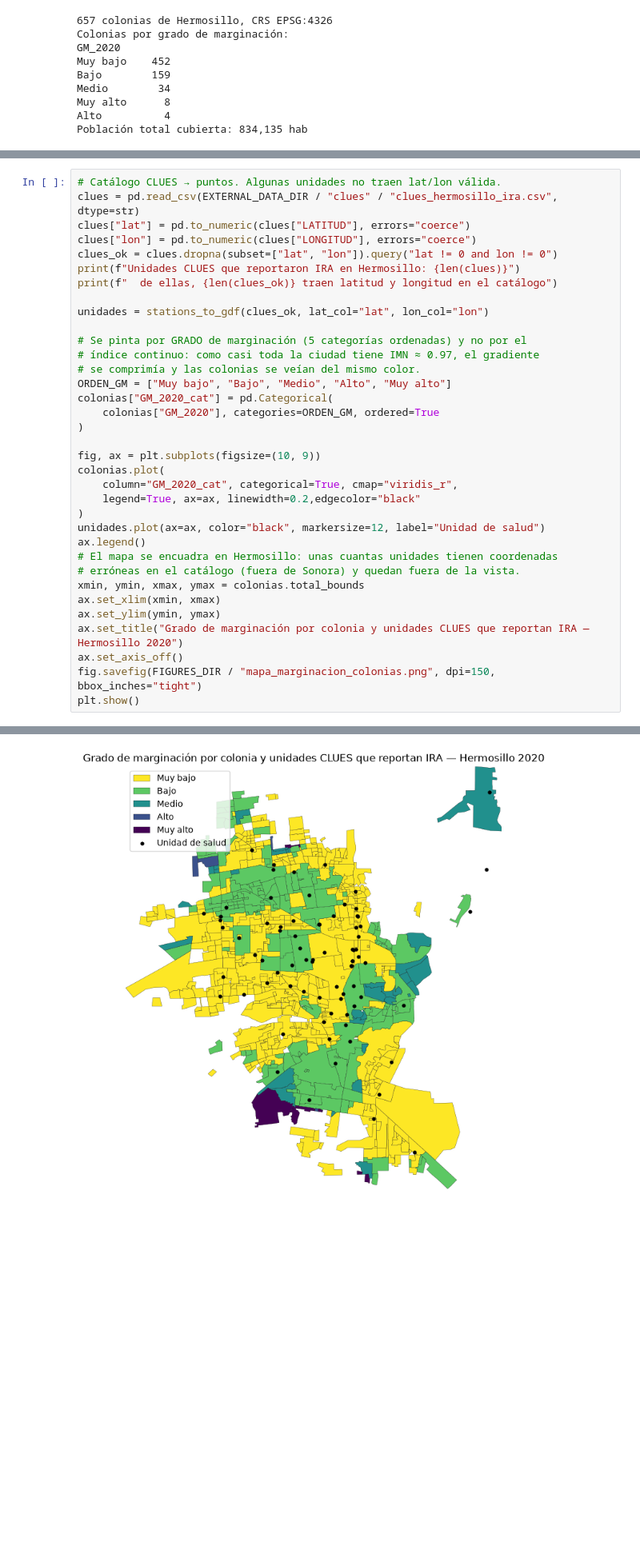
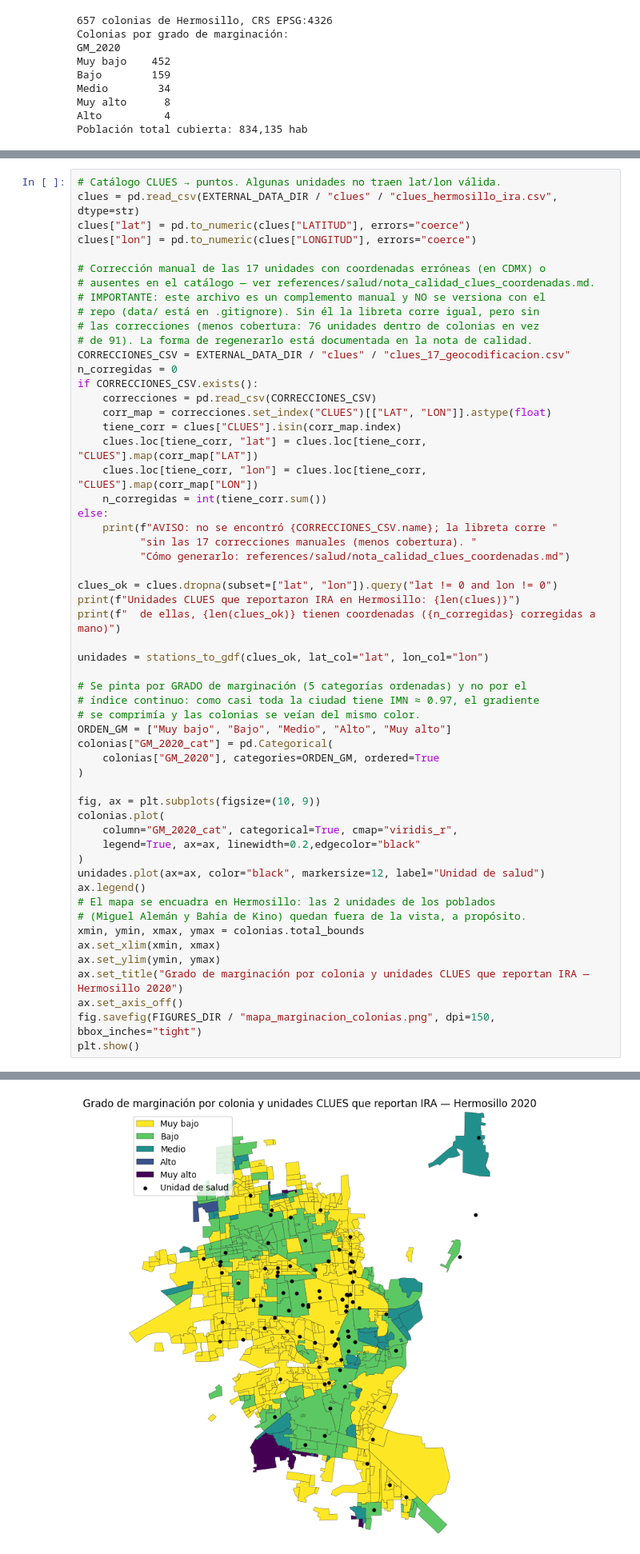
Before and after one commit to mdc-feature-engineering/sonora-health-climate-eda, a Jupyter notebook: notebooks/03_eda/3.6-analisis-marginacion-urbana.ipynb, the cells around one changed output, grey strips where cells are left out. Shown at 80% size. Saved outputs shown, nothing was run; the diff lists cells and outputs as text; blank space fills up the shorter version.

```diff
--- a/notebooks/03_eda/3.6-analisis-marginacion-urbana.ipynb
+++ b/notebooks/03_eda/3.6-analisis-marginacion-urbana.ipynb
@@ -152,9 +167,30 @@ color. Se descartan las CLUES sin coordenadas válidas en el catálogo.
 clues = pd.read_csv(EXTERNAL_DATA_DIR / "clues" / "clues_hermosillo_ira.csv", dtype=str)
 clues["lat"] = pd.to_numeric(clues["LATITUD"], errors="coerce")
 clues["lon"] = pd.to_numeric(clues["LONGITUD"], errors="coerce")
+
+# Corrección manual de las 17 unidades con coordenadas erróneas (en CDMX) o
+# ausentes en el catálogo — ver references/salud/nota_calidad_clues_coordenadas.md.
+# IMPORTANTE: este archivo es un complemento manual y NO se versiona con el
+# repo (data/ está en .gitignore). Sin él la libreta corre igual, pero sin
+# las correcciones (menos cobertura: 76 unidades dentro de colonias en vez
+# de 91). La forma de regenerarlo está documentada en la nota de calidad.
+CORRECCIONES_CSV = EXTERNAL_DATA_DIR / "clues" / "clues_17_geocodificacion.csv"
+n_corregidas = 0
+if CORRECCIONES_CSV.exists():
+    correcciones = pd.read_csv(CORRECCIONES_CSV)
+    corr_map = correcciones.set_index("CLUES")[["LAT", "LON"]].astype(float)
+    tiene_corr = clues["CLUES"].isin(corr_map.index)
+    clues.loc[tiene_corr, "lat"] = clues.loc[tiene_corr, "CLUES"].map(corr_map["LAT"])
+    clues.loc[tiene_corr, "lon"] = clues.loc[tiene_corr, "CLUES"].map(corr_map["LON"])
+    n_corregidas = int(tiene_corr.sum())
+else:
+    print(f"AVISO: no se encontró {CORRECCIONES_CSV.name}; la libreta corre "
+          "sin las 17 correcciones manuales (menos cobertura). "
+          "Cómo generarlo: references/salud/nota_calidad_clues_coordenadas.md")
+
 clues_ok = clues.dropna(subset=["lat", "lon"]).query("lat != 0 and lon != 0")
 print(f"Unidades CLUES que reportaron IRA en Hermosillo: {len(clues)}")
-print(f"  de ellas, {len(clues_ok)} traen latitud y longitud en el catálogo")
+print(f"  de ellas, {len(clues_ok)} tienen coordenadas ({n_corregidas} corregidas a mano)")
 
 unidades = stations_to_gdf(clues_ok, lat_col="lat", lon_col="lon")
 
@@ -173,8 +209,8 @@ colonias.plot(
 )
 unidades.plot(ax=ax, color="black", markersize=12, label="Unidad de salud")
 ax.legend()
-# El mapa se encuadra en Hermosillo: unas cuantas unidades tienen coordenadas
-# erróneas en el catálogo (fuera de Sonora) y quedan fuera de la vista.
+# El mapa se encuadra en Hermosillo: las 2 unidades de los poblados
+# (Miguel Alemán y Bahía de Kino) quedan fuera de la vista, a propósito.
 xmin, ymin, xmax, ymax = colonias.total_bounds
 ax.set_xlim(xmin, xmax)
 ax.set_ylim(ymin, ymax)
@@ -188,4 +224,4 @@ Unidades CLUES que reportaron IRA en Hermosillo: 103
-[figure, old version]
+[figure, new version]
 # %% [markdown]
 > **Cómo leer este mapa:** cada color es el grado oficial de marginación de
 > la colonia (amarillo = Muy bajo → morado = Muy alto) y los puntos negros
```
Also changed, not shown: parts of 11 cells of this notebook, 16 other files.
